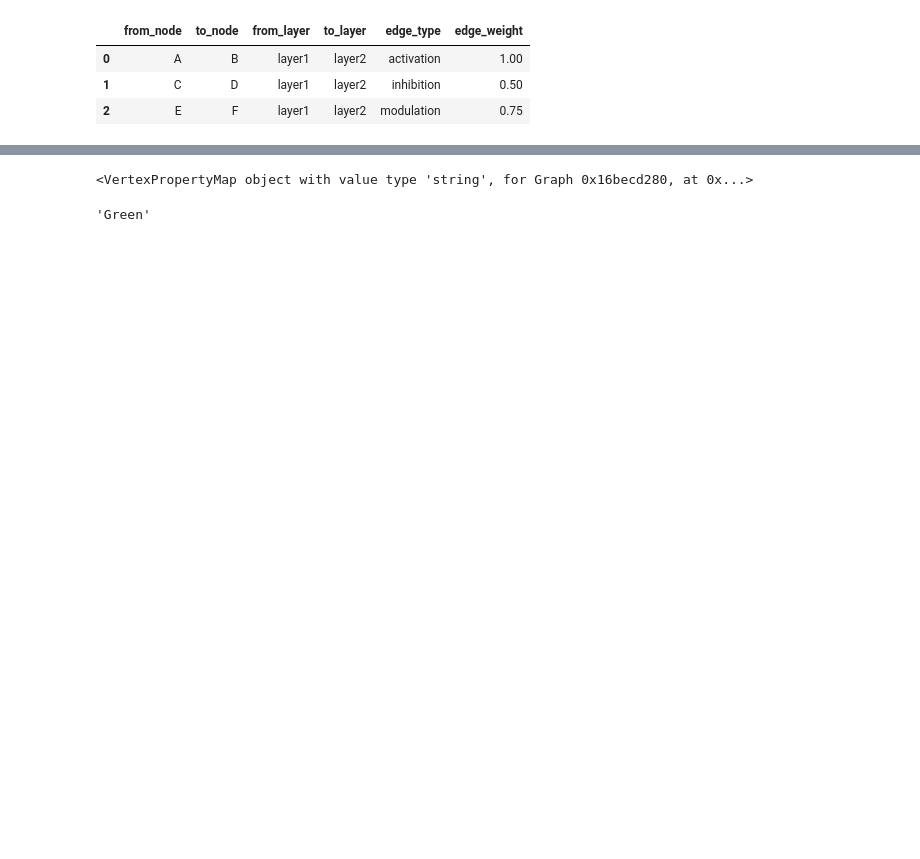
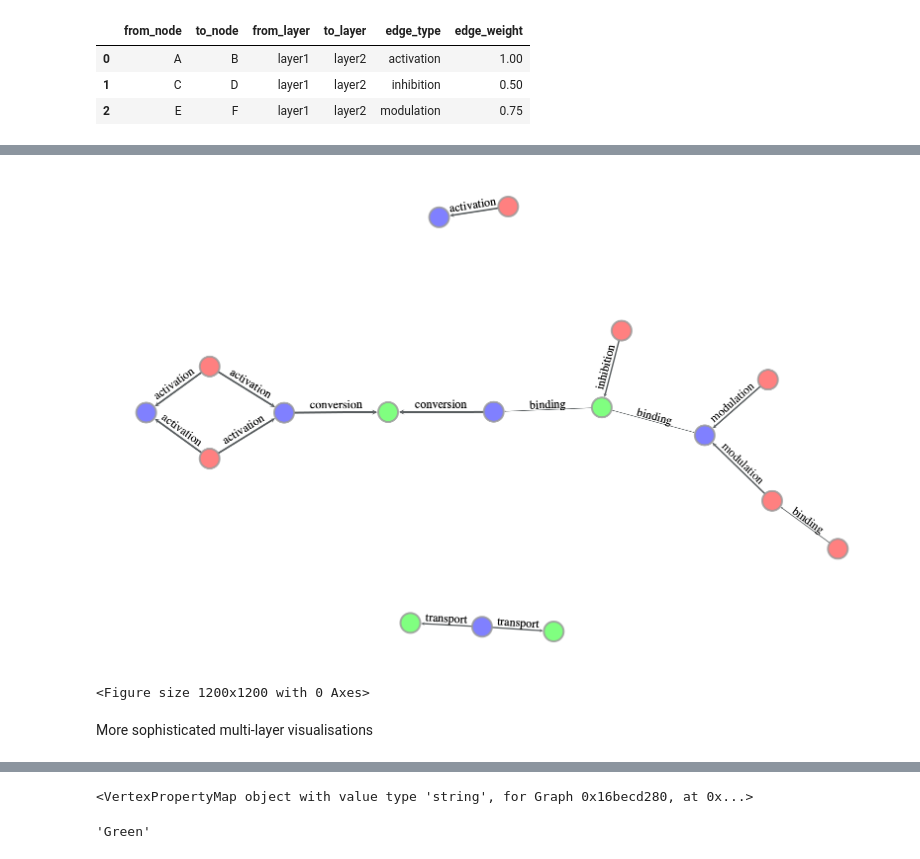
Before and after one commit to saezlab/lipinet, a Jupyter notebook: notebooks/multilayers.ipynb, the cells around one changed output, grey strips where cells are left out. Saved outputs shown, nothing was run; the diff lists cells and outputs as text; code cells hidden in the pictures; blank space fills up the shorter version.

Commit message:
Refactored and extended  add_edge and assoc. funcs to skip duplicates etc. also prototyped advanced plotting for layered props and 3d layers

```diff
--- a/notebooks/multilayers.ipynb
+++ b/notebooks/multilayers.ipynb
@@ -338,0 +484,15 @@ we should modify the add_edges_from_nodes function, or add a new one, to take a
+# %%
+# Initialize the MultilayerNetwork
+network = MultilayerNetwork()
+
+network.add_edges_from_dataframe(
+    df_edges,
+    from_col='from_node',
+    to_col='to_node',
+    from_layer_col='from_layer',   # Source layer column in the DataFrame
+    to_layer_col='to_layer',       # Target layer column in the DataFrame
+    property_cols=['edge_type', 'edge_weight', 'confidence_score'],
+    split_char='|',
+    create_missing=True,           # Allow the creation of missing nodes
+    skip_if_duplicate="exact"      # Avoid duplicate edges with identical properties
+)
@@ -342,0 +589,50 @@ network.graph.vertex_properties
+# %%
+import graph_tool.all as gt
+import matplotlib.pyplot as plt
+
+# Create a color map for layers
+layer_colors = {
+    'genes': (1, 0.5, 0.5, 1),        # light red
+    'proteins': (0.5, 0.5, 1, 1),     # light blue
+    'metabolites': (0.5, 1, 0.5, 1)   # light green
+}
+
+# Create property maps for colors, sizes, and labels
+vertex_color = network.graph.new_vertex_property("vector<double>")
+vertex_size = network.graph.new_vertex_property("double")
+edge_text = network.graph.new_edge_property("string")
+edge_width = network.graph.new_edge_property("double")
+
+# Assign colors and sizes based on layer and edge properties
+for v in network.graph.vertices():
+    layer = network.graph.vp['layer'][v]  # assuming nodes have 'layer' property
+    vertex_color[v] = layer_colors.get(layer, (0.7, 0.7, 0.7, 1))  # default grey if layer not found
+    vertex_size[v] = 20  # Set a default size; adjust as needed
+
+for e in network.graph.edges():
+    edge_type = network.graph.ep['edge_type'][e]
+    edge_weight = network.graph.ep['edge_weight'][e]
+    edge_text[e] = edge_type  # Use edge_type as label
+    edge_width[e] = edge_weight * 2  # Scale edge width by weight
+
+# Layout the graph
+pos = gt.sfdp_layout(network.graph)
+
+# Draw the graph
+plt.figure(figsize=(12, 12))
+gt.graph_draw(
+    network.graph,
+    pos=pos,
+    vertex_fill_color=vertex_color,
+    vertex_size=vertex_size,
+    edge_pen_width=edge_width,
+    edge_text=edge_text,
+    output_size=(800, 800)#,
+    #output="network_plot.png"
+)
+plt.show()
+# %% [output]
+[figure, added]
+<Figure size 1200x1200 with 0 Axes>
+# %% [markdown]
+More sophisticated multi-layer visualisations
```
Also changed, not shown: parts of 31 cells of this notebook, 1 other file.
